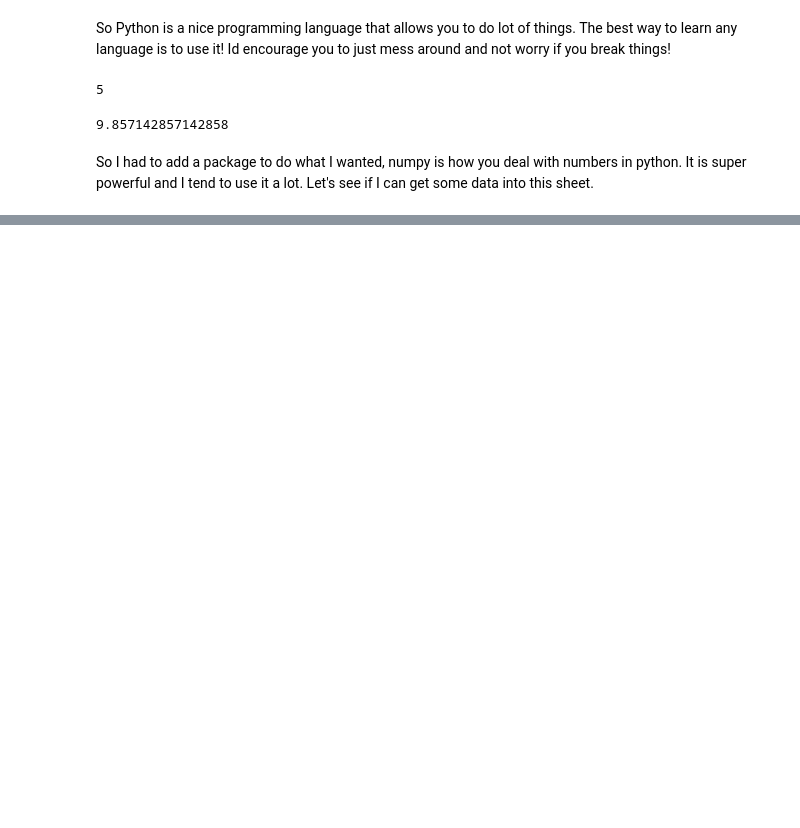
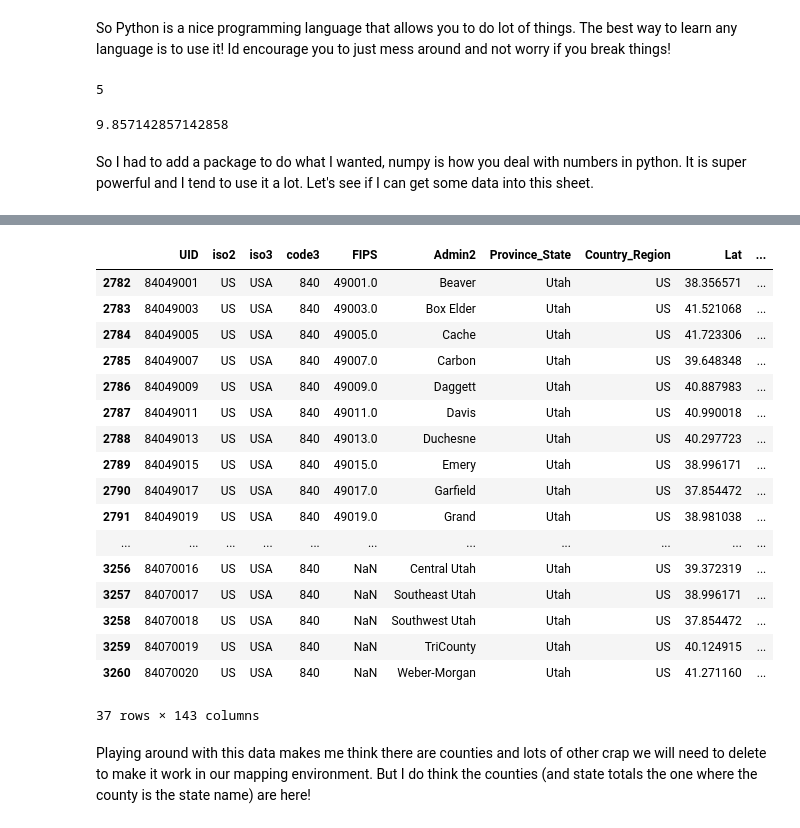
Before and after one commit to nurfnick/COVID_Travel, a Jupyter notebook: GettingStartedInPython.ipynb, the cells around one changed output, grey strips where cells are left out. Saved outputs shown, nothing was run; the diff lists cells and outputs as text; code cells hidden in the pictures; blank space fills up the shorter version.

```diff
--- a/GettingStartedInPython.ipynb
+++ b/GettingStartedInPython.ipynb
@@ -14,3 +14,7 @@ np.mean((1,2,3,45,5,6,7)) #this is the average
 9.857142857142858
 # %% [markdown]
 So I had to add a package to do what I wanted, numpy is how you deal with numbers in python.  It is super powerful and I tend to use it a lot.  Let's see if I can get some data into this sheet.
+# %%
+import pandas as pa
+
+data = pa.read_csv('https://raw.githubusercontent.com/CSSEGISandData/COVID-19/master/csse_covid_19_data/csse_covid_19_time_series/time_series_covid19_confirmed_US.csv')
@@ -16,0 +58,23 @@ So I had to add a package to do what I wanted, numpy is how you deal with number
+# %%
+data[data['Province_State']=='Utah']
+# %% [output]
+|  | UID | iso2 | iso3 | code3 | FIPS | Admin2 | Province_State | Country_Region | Lat | ... |
+| 2782 | 84049001 | US | USA | 840 | 49001.0 | Beaver | Utah | US | 38.356571 | ... |
+| 2783 | 84049003 | US | USA | 840 | 49003.0 | Box Elder | Utah | US | 41.521068 | ... |
+| 2784 | 84049005 | US | USA | 840 | 49005.0 | Cache | Utah | US | 41.723306 | ... |
+| 2785 | 84049007 | US | USA | 840 | 49007.0 | Carbon | Utah | US | 39.648348 | ... |
+| 2786 | 84049009 | US | USA | 840 | 49009.0 | Daggett | Utah | US | 40.887983 | ... |
+| 2787 | 84049011 | US | USA | 840 | 49011.0 | Davis | Utah | US | 40.990018 | ... |
+| 2788 | 84049013 | US | USA | 840 | 49013.0 | Duchesne | Utah | US | 40.297723 | ... |
+| 2789 | 84049015 | US | USA | 840 | 49015.0 | Emery | Utah | US | 38.996171 | ... |
+| 2790 | 84049017 | US | USA | 840 | 49017.0 | Garfield | Utah | US | 37.854472 | ... |
+| 2791 | 84049019 | US | USA | 840 | 49019.0 | Grand | Utah | US | 38.981038 | ... |
+| ... | ... | ... | ... | ... | ... | ... | ... | ... | ... | ... |
+| 3256 | 84070016 | US | USA | 840 | NaN | Central Utah | Utah | US | 39.372319 | ... |
+| 3257 | 84070017 | US | USA | 840 | NaN | Southeast Utah | Utah | US | 38.996171 | ... |
+| 3258 | 84070018 | US | USA | 840 | NaN | Southwest Utah | Utah | US | 37.854472 | ... |
+| 3259 | 84070019 | US | USA | 840 | NaN | TriCounty | Utah | US | 40.124915 | ... |
+| 3260 | 84070020 | US | USA | 840 | NaN | Weber-Morgan | Utah | US | 41.271160 | ... |
+37 rows × 143 columns
+# %% [markdown]
+Playing around with this data makes me think there are counties and lots of other crap we will need to delete to make it work in our mapping environment.  But I do think the counties (and state totals the one where the county is the state name) are here!
```
Also changed, not shown: parts of 3 cells of this notebook.
